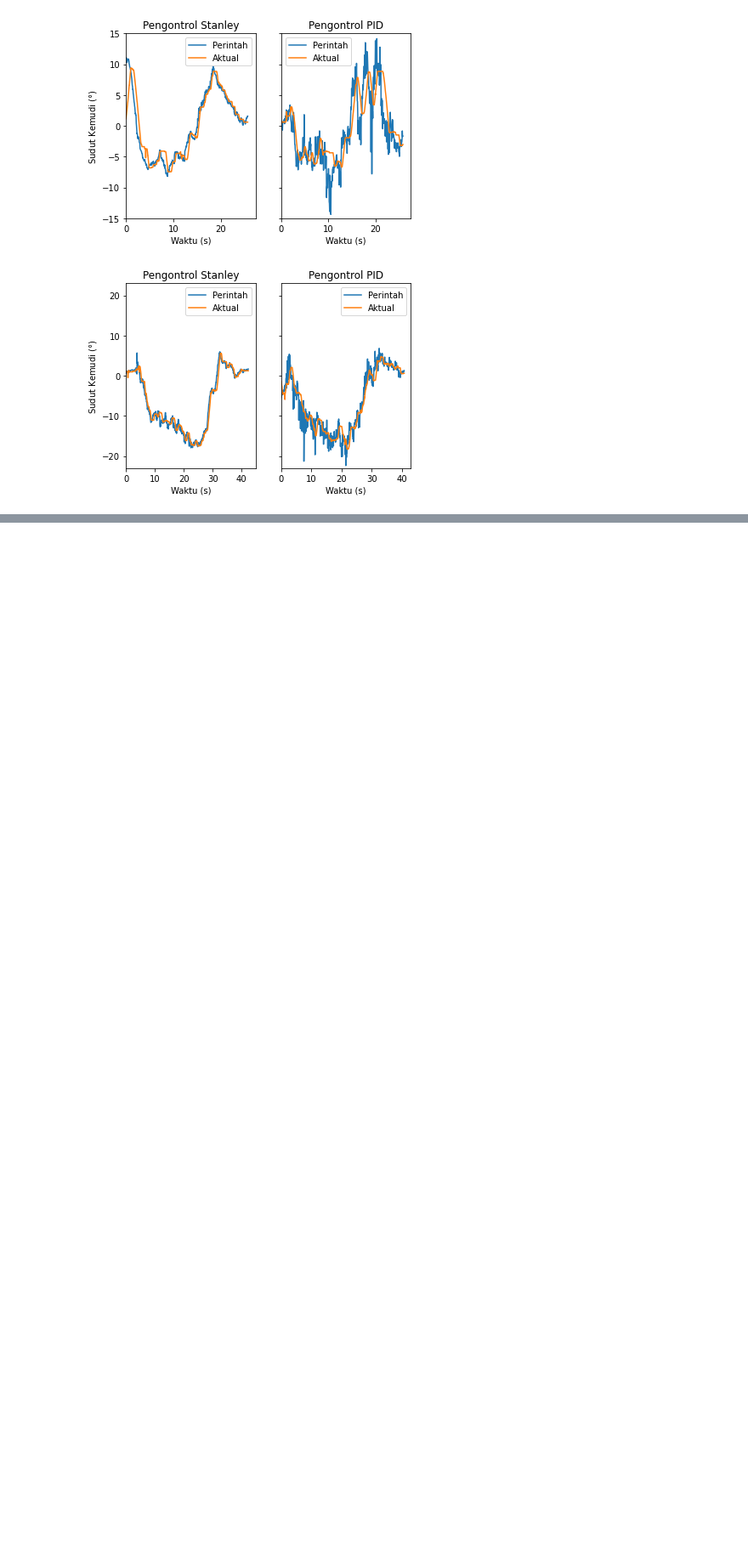
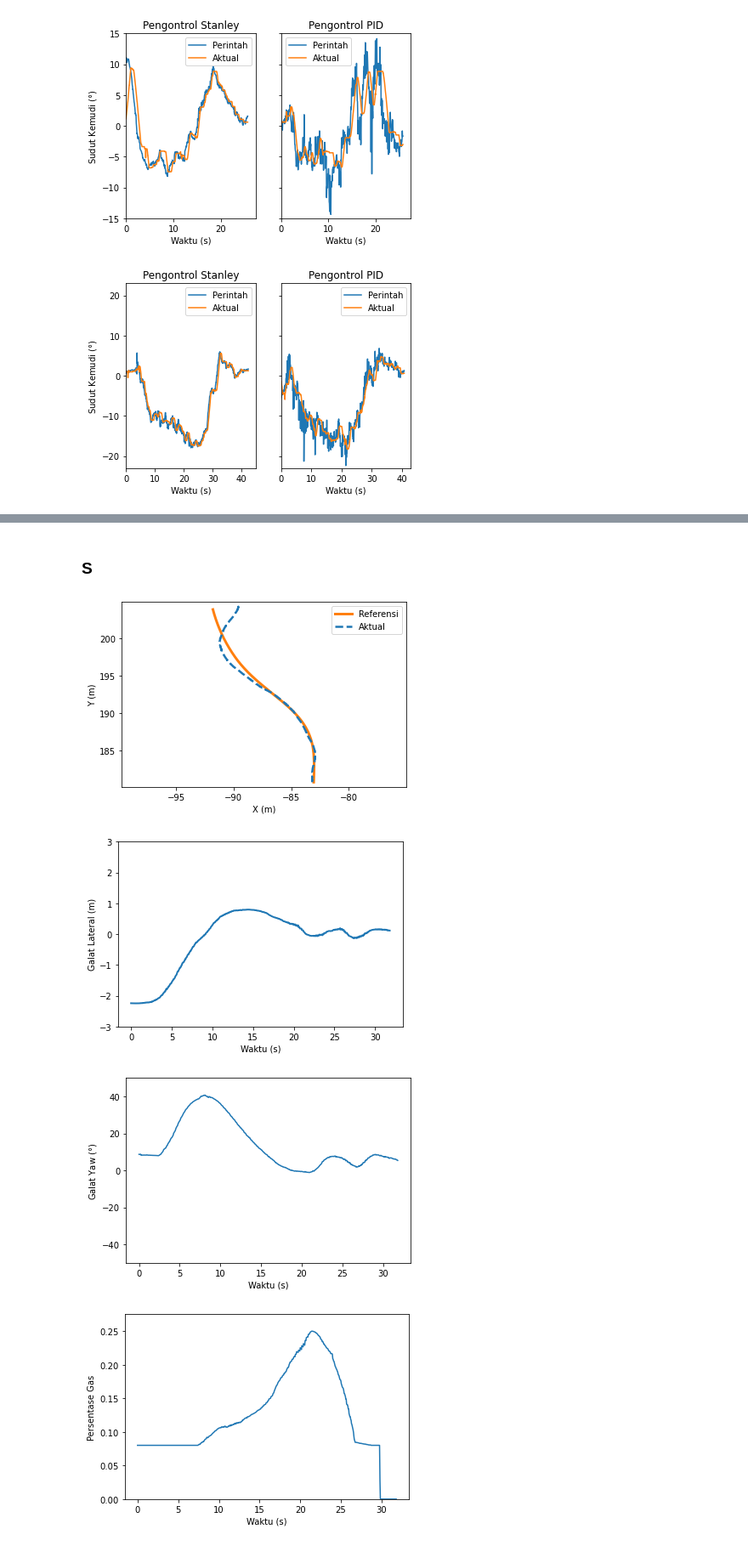
Before and after one commit to fadamsyah/final-project, a Jupyter notebook: Lateral Data/02 September 2020/Plot dan Analisis.ipynb, the cells around one changed output, grey strips where cells are left out. Shown at 85% size. Saved outputs shown, nothing was run; the diff lists cells and outputs as text; code cells hidden in the pictures; blank space fills up the shorter version.

```diff
--- a/Lateral Data/02 September 2020/Plot dan Analisis.ipynb
+++ b/Lateral Data/02 September 2020/Plot dan Analisis.ipynb
@@ -324,0 +432,13 @@ plot_steer(sb2, pb1, 'steer_belok', [-23., 23.], 1.5)
+# %% [markdown]
+### S
+# %%
+plot_posisi_v2(ps3, 'e_besar_s_posisi')
+plot_e_lat_v2(ps3, 'e_besar_s_e_lat', [-3., 3.])
+plot_e_yaw_v2(ps3, 'e_besar_s_e_yaw', [-50., 50.])
+plot_throttle_v2(ps3, 'e_besar_s_throttle', [0., 0.275])
+plot_steer_v2(ps3, 'e_besar_s_steer', [-35., 35.], 2.)
+# %% [output]
+[figure, added]
+[figure, added]
+[figure, added]
+[figure, added]
```
Also changed, not shown: parts of 15 cells of this notebook, 19 other files.
